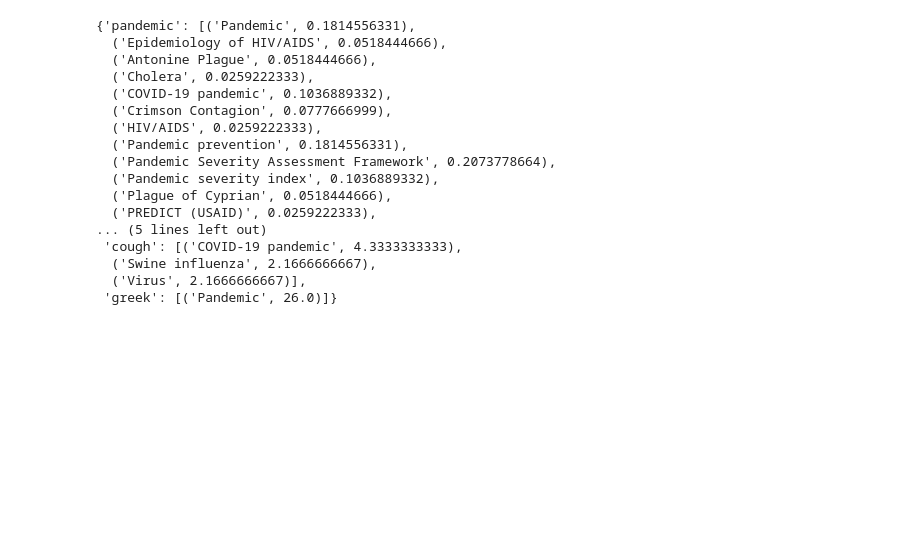
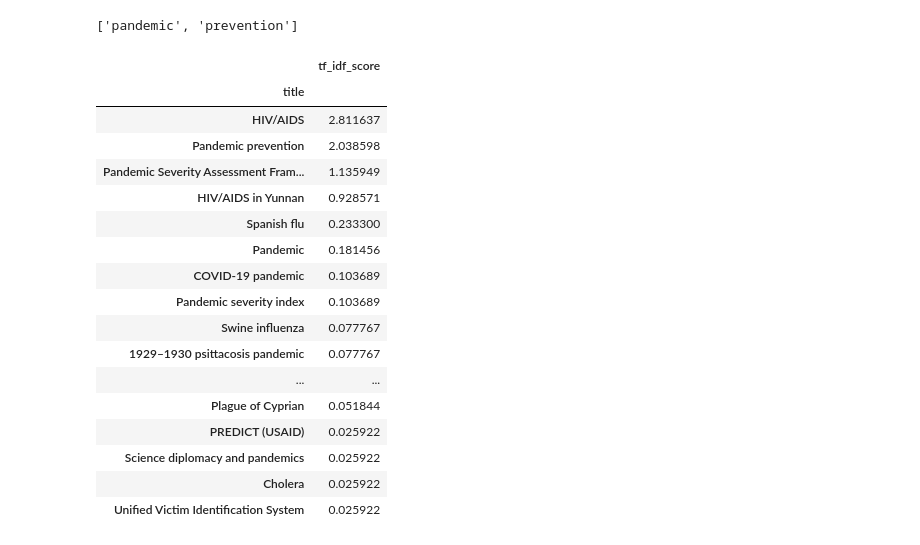
Before and after one commit to JTanner4/nlp_elastic-search, a Jupyter notebook: search_with_inverted_index.ipynb, the cells around one changed output. Cells and saved outputs as stored; diff of their text form; code cells hidden in the pictures; blank space fills up the shorter version.

```diff
--- a/search_with_inverted_index.ipynb
+++ b/search_with_inverted_index.ipynb
@@ -48,7 +48,7 @@ vocab_dict
 # 2. Filter to words in the dictionary that are in the phrase
 # 3. Sum grouped by the documents to get the highest tf-idf
 # %%
-def make_tokens(text, vocab = vocab):
+def make_query_tokens(text, vocab = vocab):
     """ Accepts any list of words and returns a tokenized list
 
     Args:
@@ -66,27 +66,34 @@ def make_tokens(text, vocab = vocab):
             filtered_sentence.append(word.lemma_)
     return filtered_sentence
 # %%
-tokenized_search_term = make_tokens("Pandemic Covid Cough lung Greek")
+tokenized_search_term = make_query_tokens("pandemic prevention organizations")
 tokenized_search_term
-
 # if search word in vocab
-{token:vocab_dict[token] for token in tokenized_search_term}
+relavent_documents_dictionary = {token:vocab_dict[token] for token in tokenized_search_term}
-# %% [output]
-{'pandemic': [('Pandemic', 0.1814556331),
-  ('Epidemiology of HIV/AIDS', 0.0518444666),
-  ('Antonine Plague', 0.0518444666),
-  ('Cholera', 0.0259222333),
-  ('COVID-19 pandemic', 0.1036889332),
-  ('Crimson Contagion', 0.0777666999),
-  ('HIV/AIDS', 0.0259222333),
-  ('Pandemic prevention', 0.1814556331),
-  ('Pandemic Severity Assessment Framework', 0.2073778664),
-  ('Pandemic severity index', 0.1036889332),
-  ('Plague of Cyprian', 0.0518444666),
-  ('PREDICT (USAID)', 0.0259222333),
-... (5 lines left out)
- 'cough': [('COVID-19 pandemic', 4.3333333333),
-  ('Swine influenza', 2.1666666667),
-  ('Virus', 2.1666666667)],
- 'greek': [('Pandemic', 26.0)]}
+# %%
+tokenized_search_term
+# %% [output]
+['pandemic', 'prevention']
+# %%
+pd.DataFrame([doc for word in list(relavent_documents_dictionary.values()) for doc in word],
+             columns=["title", "tf_idf_score"]).groupby("title").sum().sort_values(by = 'tf_idf_score', ascending = False)
+# %% [output]
+|  | tf_idf_score |
+| title |  |
+| HIV/AIDS | 2.811637 |
+| Pandemic prevention | 2.038598 |
+| Pandemic Severity Assessment Fram... | 1.135949 |
+| HIV/AIDS in Yunnan | 0.928571 |
+| Spanish flu | 0.233300 |
+| Pandemic | 0.181456 |
+| COVID-19 pandemic | 0.103689 |
+| Pandemic severity index | 0.103689 |
+| Swine influenza | 0.077767 |
+| 1929–1930 psittacosis pandemic | 0.077767 |
+| ... | ... |
+| Plague of Cyprian | 0.051844 |
+| PREDICT (USAID) | 0.025922 |
+| Science diplomacy and pandemics | 0.025922 |
+| Cholera | 0.025922 |
+| Unified Victim Identification System | 0.025922 |
 # %%
```
Also changed, not shown: parts of 3 cells of this notebook, 2 other files.
